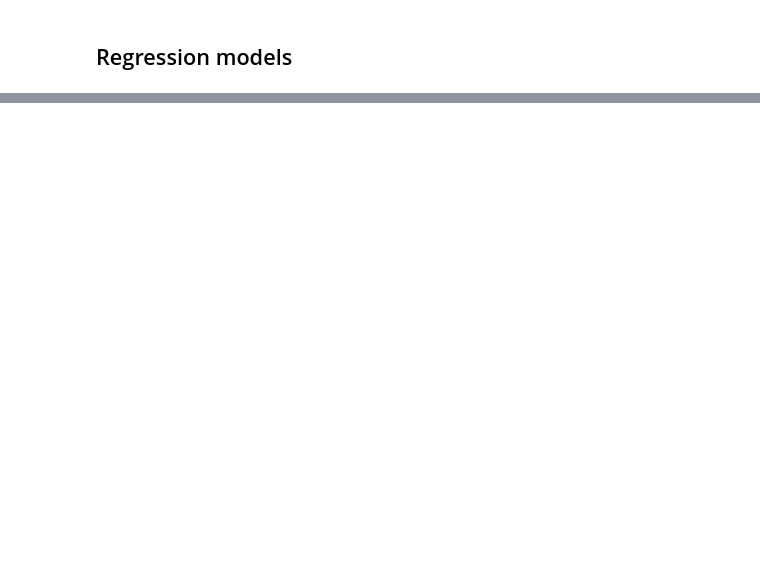
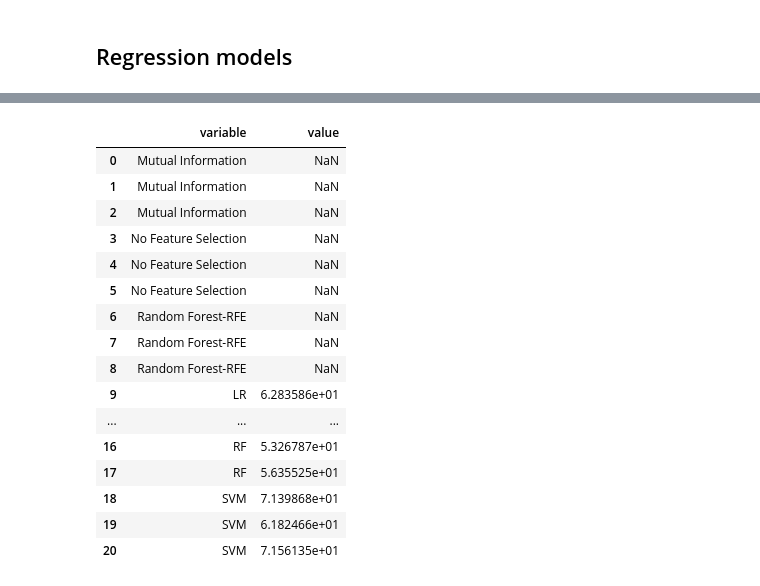
Before and after one commit to CrazyHooch1/modeliranje-tutorial, a Jupyter notebook: Tutorial 2/Final.ipynb, the cells around one changed output, grey strips where cells are left out. Saved outputs shown, nothing was run; the diff lists cells and outputs as text; code cells hidden in the pictures; blank space fills up the shorter version.

Commit message:
Comapred models

```diff
--- a/Tutorial 2/Final.ipynb
+++ b/Tutorial 2/Final.ipynb
@@ -266,3 +286,9 @@ def fit_regression_model(model, X_train, X_test, y_train, y_test):
+# %%
+model_list = [("LR", LinearRegression()), ("DT", DecisionTreeRegressor(random_state=44)), ("RF", RandomForestRegressor()), ("SVM", LinearSVR())]
+feat_dict = {
+    "No Feature Selection":X.columns,
+    "Mutual Information":important_features_mi,
+    "Random Forest-RFE": important_features_rfe
+}
 # %%
-lr_model = LinearRegression()
-fit_regression_model(lr_model, X_train, X_test, y_train, y_test)
+results = compare_feature_selection(model_list, X_train, X_test, y_train, y_test, feat_dict)
@@ -305,0 +302,4 @@ Variance score: 0.38
+# %%
+x =results.index.tolist() + results.columns.tolist()
+# %%
+df_ = pd.melt(results, value_vars=x)
@@ -305,0 +319,20 @@ Variance score: 0.38
+# %%
+df_
+# %% [output]
+|  | variable | value |
+| 0 | Mutual Information | NaN |
+| 1 | Mutual Information | NaN |
+| 2 | Mutual Information | NaN |
+| 3 | No Feature Selection | NaN |
+| 4 | No Feature Selection | NaN |
+| 5 | No Feature Selection | NaN |
+| 6 | Random Forest-RFE | NaN |
+| 7 | Random Forest-RFE | NaN |
+| 8 | Random Forest-RFE | NaN |
+| 9 | LR | 6.283586e+01 |
+| ... | ... | ... |
+| 16 | RF | 5.326787e+01 |
+| 17 | RF | 5.635525e+01 |
+| 18 | SVM | 7.139868e+01 |
+| 19 | SVM | 6.182466e+01 |
+| 20 | SVM | 7.156135e+01 |
```
Also changed, not shown: parts of 20 cells of this notebook.
